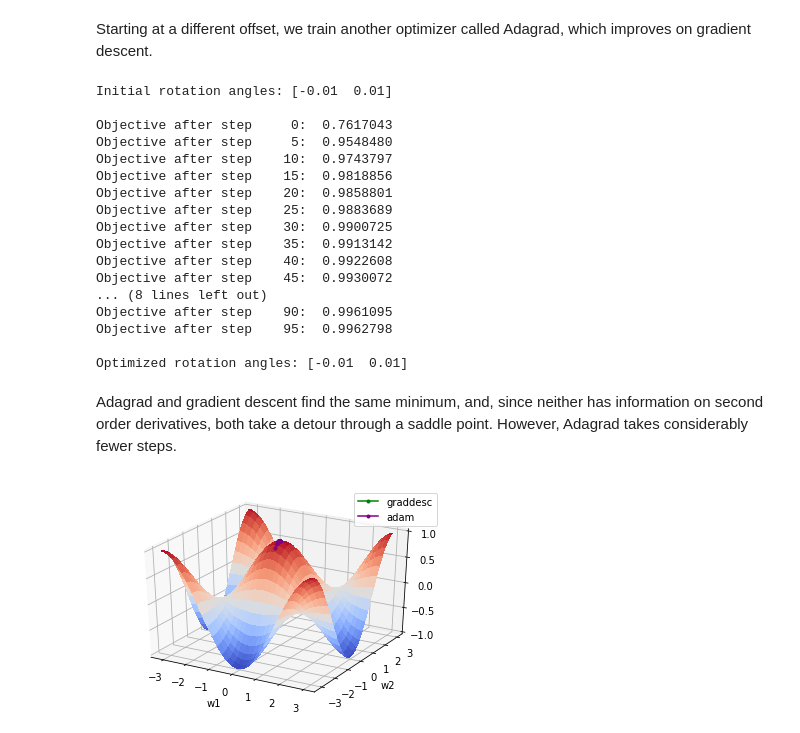
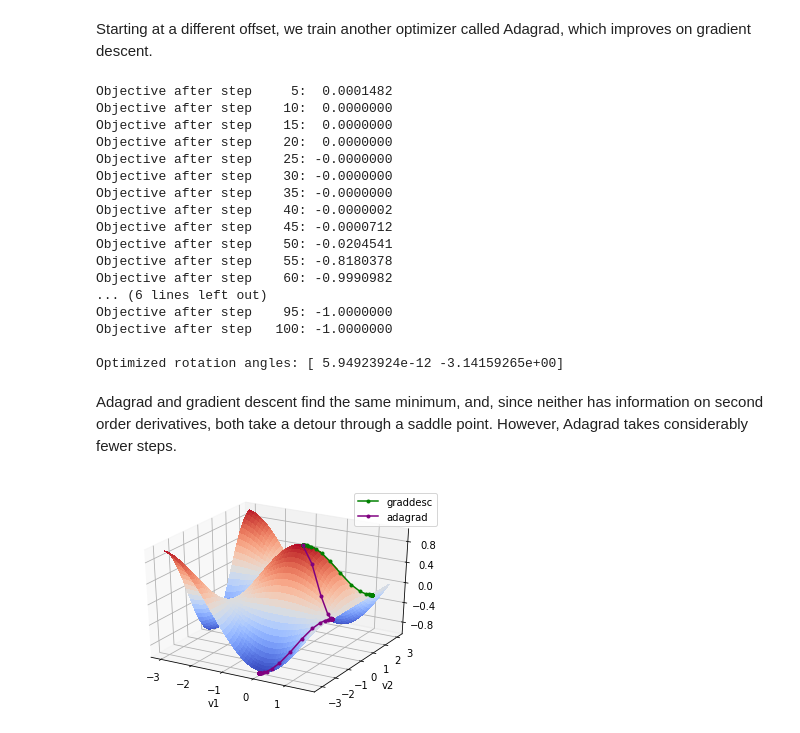
Before and after one commit to PennyLaneAI/pennylane-pq, a Jupyter notebook: demos/TutQ1_qubit-rotation.ipynb, the cells around one changed output. Drawn from its saved outputs; the diff is of its cells as text; code cells hidden in the pictures.

```diff
--- a/demos/TutQ1_qubit-rotation.ipynb
+++ b/demos/TutQ1_qubit-rotation.ipynb
@@ -113,3 +110,5 @@ Initial rotation angles: [0.01 0.01]
+# %%
+vars_init = np.array([0.001, 0.001])
 # %% [markdown]
 The value of the objective at the initial point is close to $1$.
 # %%
@@ -153,67 +151,65 @@ Optimized rotation angles: [-0.01  0.01]
 # %% [markdown]
 Starting at a different offset, we train another optimizer called Adagrad, which improves on gradient descent.
 # %%
-variables_init = np.array([-0.01, 0.01])
-print('Initial rotation angles: {} \n'.format(variables_init))
+vars_init = np.array([0.001, -0.001])
 
 o = AdagradOptimizer(0.5)
 
-weights_adam = []
-variables = variables_init
+vars_ada = [vars_init]
+vars = vars_init
 for it in range(100):
-    weights = o.step(objective, variables)
+    vars = o.step(objective, vars)
 
-    weights_adam.append(weights)
-    if it % 5 == 0:
-        print('Objective after step {:5d}: {: .7f}'.format(it, objective(weights)) )
+    vars_ada.append(vars)
+    if (it+1) % 5 == 0:
+        print('Objective after step {:5d}: {: .7f}'.format(it+1, objective(vars)) )
 
-print('\nOptimized rotation angles: {}'.format(variables))
+print('\nOptimized rotation angles: {}'.format(vars))
 # %% [output]
-Initial rotation angles: [-0.01  0.01]
+Objective after step     5:  0.0001482
+Objective after step    10:  0.0000000
+Objective after step    15:  0.0000000
+Objective after step    20:  0.0000000
+Objective after step    25: -0.0000000
+Objective after step    30: -0.0000000
+Objective after step    35: -0.0000000
+Objective after step    40: -0.0000002
+Objective after step    45: -0.0000712
+Objective after step    50: -0.0204541
+Objective after step    55: -0.8180378
+Objective after step    60: -0.9990982
+... (6 lines left out)
+Objective after step    95: -1.0000000
+Objective after step   100: -1.0000000
 
-Objective after step     0:  0.7617043
-Objective after step     5:  0.9548480
-Objective after step    10:  0.9743797
-Objective after step    15:  0.9818856
-Objective after step    20:  0.9858801
-Objective after step    25:  0.9883689
-Objective after step    30:  0.9900725
-Objective after step    35:  0.9913142
-Objective after step    40:  0.9922608
-Objective after step    45:  0.9930072
-... (8 lines left out)
-Objective after step    90:  0.9961095
-Objective after step    95:  0.9962798
-
-Optimized rotation angles: [-0.01  0.01]
+Optimized rotation angles: [ 5.94923924e-12 -3.14159265e+00]
 # %% [markdown]
 Adagrad and gradient descent find the same minimum, and, since neither has information on second order derivatives, both take a detour through a saddle point. However, Adagrad takes considerably fewer steps.
 # %%
 fig = plt.figure(figsize = (6, 4))
 ax = fig.gca(projection='3d')
 
-X = np.arange(-3.1, 3.1, 0.1)
-Y = np.arange(-3.1, 3.1, 0.1)
-length = len(X)
+X = np.linspace(-3, 1.57, 50)
+Y = np.linspace(-3, 3, 50)
 xx, yy = np.meshgrid(X, Y)
-Z = np.array([[objective([x, y]) for x in X] for y in Y]).reshape(length, length)
+Z = np.array([[objective([x, y]) for x in X] for y in Y]).reshape(len(Y), len(X))
 surf = ax.plot_surface(xx, yy, Z, cmap=cm.coolwarm, antialiased=False)
 
-path_z = [objective(weights)+0.001 for weights in weights_gd]
-path_x = [w[0] for w in weights_gd]
-path_y = [w[1] for w in weights_gd]
+path_z = [objective(vars)+1e-8 for vars in vars_gd]
+path_x = [v[0] for v in vars_gd]
+path_y = [v[1] for v in vars_gd]
 ax.plot(path_x, path_y, path_z, c='green', marker='.', label="graddesc")
 
-path_z = [objective(weights)+0.001 for weights in weights_adam]
-path_x = [w[0] for w in weights_adam]
-path_y = [w[1] for w in weights_adam]
-ax.plot(path_x, path_y, path_z, c='purple', marker='.', label="adam")
+path_z = [objective(vars)+1e-8 for vars in vars_ada]
+path_x = [v[0] for v in vars_ada]
+path_y = [v[1] for v in vars_ada]
+ax.plot(path_x, path_y, path_z, c='purple', marker='.', label="adagrad")
 
-ax.set_xlabel("w1")
-ax.set_ylabel("w2")
-ax.zaxis.set_major_locator(LinearLocator(5))
+ax.set_xlabel("v1")
+ax.set_ylabel("v2")
+ax.zaxis.set_major_locator(MaxNLocator(nbins = 5, prune = 'lower'))
 
 plt.legend()
 plt.show()
 # %% [output]
-[figure, old version]
+[figure, new version]
```
Also changed, not shown: parts of 14 cells of this notebook, 7 other files.
